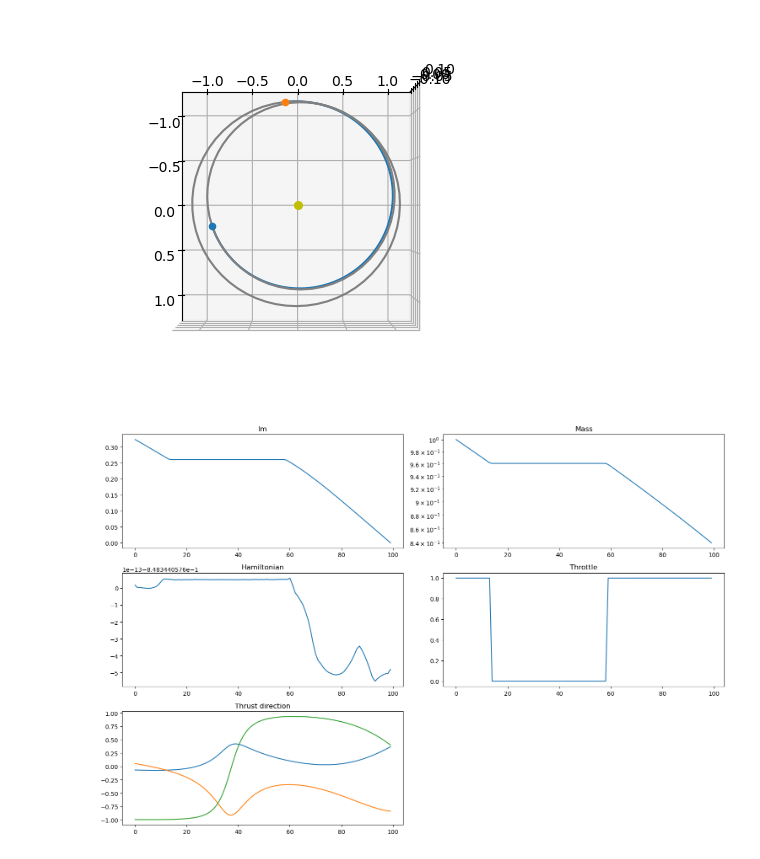
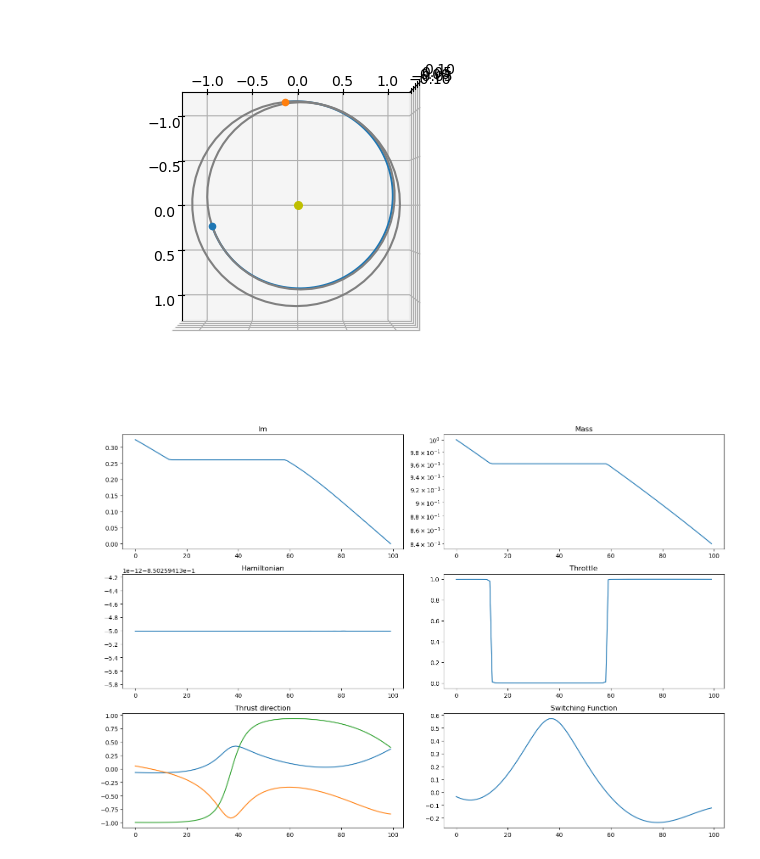
Before and after one commit to esa/kep3, a Jupyter notebook: doc/notebooks/pontryagin_cartesian.ipynb, the cells around one changed output. Saved outputs shown, nothing was run; the diff lists cells and outputs as text; code cells hidden in the pictures.

```diff
--- a/doc/notebooks/pontryagin_cartesian.ipynb
+++ b/doc/notebooks/pontryagin_cartesian.ipynb
@@ -78,5 +142,11 @@ ta = hy.taylor_adaptive(sys, state=[1.]*14)
+# %%
+ta = pk.ta.get_pc(1e-16)
+H_func = pk.ta.get_pc_H_cfunc()
+SF_func = pk.ta.get_pc_SF_cfunc()
+u_func = pk.ta.get_pc_H_cfunc()
+i_vers_func = pk.ta.get_pc_i_vers_cfunc()
 # %%
-# Testcase 1
+# Testcase 1 (easy, no homotopy)
 posvel0 = [
     [34110913367.783306, -139910016918.87585, -14037825669.025244],
     [29090.9902134693, 10000.390168313803, 1003.3858682643288],
@@ -85,9 +155,18 @@ posvelf = [
     [-159018773159.22266, -18832495968.945133, 15781467087.350443],
     [2781.182556622003, -28898.40730995848, -483.4533989771214],
 ]
-
 tof = 250
 mu = pk.MU_SUN
+eps = 1e-4
+
+## Testcase 2 (less easy, homotopy needed) [Earth-Mars with]
+#posvel0 = [[-125036811000.422, -83670919168.87277, 2610252.8064399767],
+# [16081.829029183446, -24868.923007449284, 0.7758272135425942]]
+#posvelf = [[-169327023332.1986, -161931354587.78766, 763967345.9733696],
+# [17656.297796509956, -15438.116653052988, -756.9165272457421]]
+#tof = 550
+#mu = pk.MU_SUN
+#eps = 1e-1
 # %%
 class indirect:
     # x = [lx,ly,lz,lvx,lvy,lvz,lm,l0]
@@ -97,7 +176,7 @@ class indirect:
         posvelf=posvelf,
         tof=tof,
         mu=mu,
-        eps=1e-6,
+        eps=eps,
         T_max=0.6,
         Isp=3000,
         m0=1500,
@@ -155,8 +234,8 @@ class indirect:
         ceq += [(ta.state[4] - self.posvelf[1][1]) ]
         ceq += [(ta.state[5] - self.posvelf[1][2]) ]
         ceq += [ta.state[13]]  # lm = 0
-        ceq += [(np.linalg.norm(x) - 1.)]  # |lambdas| = 1
-        return [1.0] + ceq
+        ceq += [sum([it*it for it in x]) - 1.]  # |lambdas| = 1
+        return [1.] + ceq
 
     def get_nec(self):
         return 8
@@ -191,7 +269,7 @@ algo = pg.algorithm(uda)
 # %%
 masses = []
 xs = []
-for i in range(50):
+for i in range(10):
     pop = pg.population(prob, 1)
     pop = algo.evolve(pop)
     if(prob.feasibility_f(pop.champion_f)):
@@ -202,5 +280,6 @@ for i in range(50):
         break
     else:
         print("x", end ="")
+print("\n", masses[0])
 # %% [output]
 .
@@ -225,28 +305,29 @@ pk.plot.add_planet_orbit(ax3D, pl2, c='gray', units=pk.AU)
 # %%
 fig, axs = plt.subplots(3, 2, figsize=(15, 10))
 
 axs[0, 0].set_title("lm")
 axs[0, 0].plot(sol[-1][:, 13].T)
 
 axs[0, 1].set_title("Mass")
 axs[0, 1].semilogy(sol[-1][:, 6].T)
 
 Ham = H_func(np.ascontiguousarray(sol[-1].T), pars=np.ascontiguousarray(np.tile(ta.pars, (100, 1)).T))
 axs[1, 0].set_title("Hamiltonian")
 axs[1, 0].plot(np.squeeze(Ham))
 
 thrust = u_func(np.ascontiguousarray(sol[-1].T), pars=np.ascontiguousarray(np.tile(ta.pars, (100, 1)).T))
 axs[1, 1].set_title("Throttle")
 axs[1, 1].plot(np.squeeze(thrust))
 
 thrust_dir = i_vers_func(np.ascontiguousarray(sol[-1][:, 10:13].T))
 for i in range(3):
     axs[2, 0].plot(thrust_dir[i, :])
 axs[2, 0].set_title("Thrust direction")
 
-fig.delaxes(axs[2, 1])  # Remove the empty subplot
-
+SF = SF_func(np.ascontiguousarray(sol[-1].T), pars=np.ascontiguousarray(np.tile(ta.pars, (100, 1)).T))
+axs[2, 1].set_title("Switching Function")
+axs[2, 1].plot(np.squeeze(SF))
 plt.tight_layout()
 plt.show()
 # %% [output]
-[figure, old version]
+[figure, new version]
```
Also changed, not shown: parts of 24 cells of this notebook, 8 other files.
